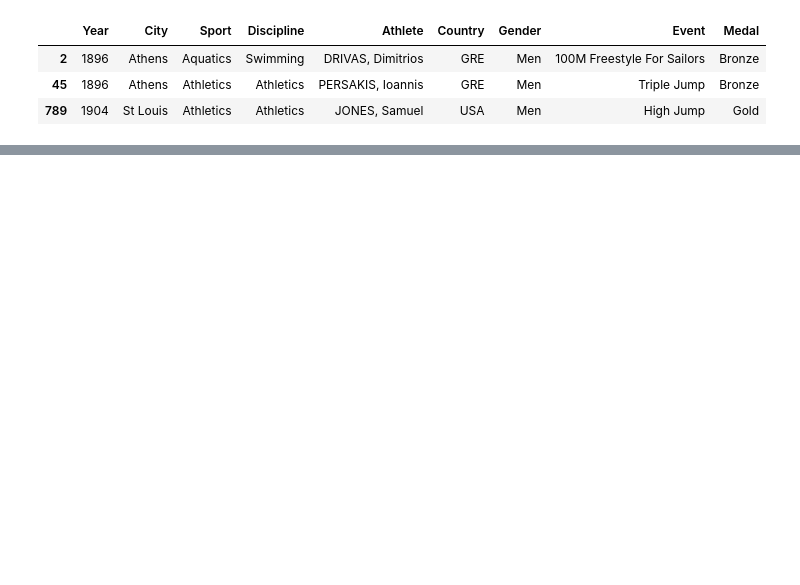
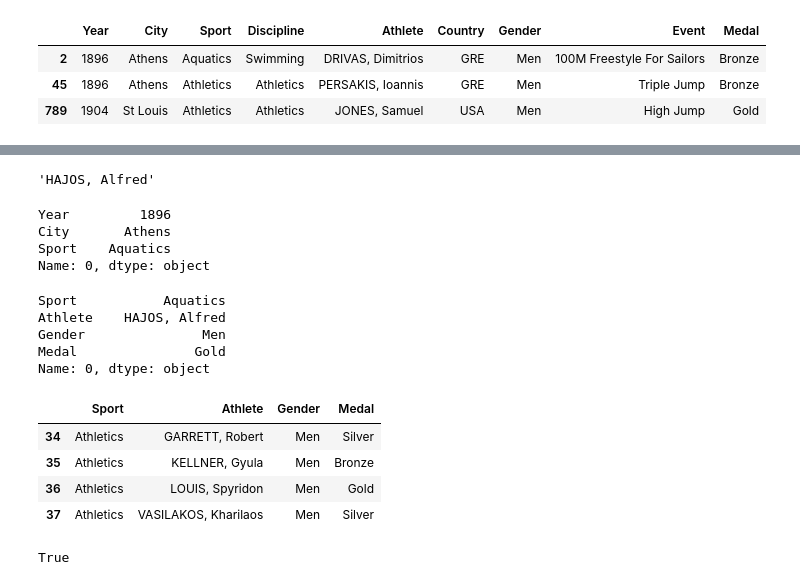
Before and after one commit to satenderlamba/Data-Science-with-Pandas, a Jupyter notebook: 1. Building Blocks/Pandas Basics (DataFrame Basics I)/Dataframe Basics 1.ipynb, the cells around one changed output, grey strips where cells are left out. Drawn from its saved outputs; the diff is of its cells as text; code cells hidden in the pictures; blank space fills up the shorter version.

Commit message:
Slicing rows and columns

```diff
--- a/1. Building Blocks/Pandas Basics (DataFrame Basics I)/Dataframe Basics 1.ipynb
+++ b/1. Building Blocks/Pandas Basics (DataFrame Basics I)/Dataframe Basics 1.ipynb
@@ -483,0 +488,2 @@ summer.iloc[[2, 45, 789]] #passing a list of row indexes
+# %%
+summer = pd.read_csv("summer.csv")
@@ -483,0 +499,31 @@ summer.iloc[[2, 45, 789]] #passing a list of row indexes
+# %%
+summer.iloc[0, 4]  #slicing rows + columns at the same time to get an element
+# %% [output]
+'HAJOS, Alfred'
+# %%
+summer.iloc[0, 0:3]  #row 1 with first 3 columns
+# %% [output]
+Year         1896
+City       Athens
+Sport    Aquatics
+Name: 0, dtype: object
+# %%
+summer.iloc[0, [2,4,6,8]] #selecting specific columns in 1st row
+# %% [output]
+Sport           Aquatics
+Athlete    HAJOS, Alfred
+Gender               Men
+Medal               Gold
+Name: 0, dtype: object
+# %%
+summer.iloc[34:38, [2,4,6,8]]
+# %% [output]
+|  | Sport | Athlete | Gender | Medal |
+| 34 | Athletics | GARRETT, Robert | Men | Silver |
+| 35 | Athletics | KELLNER, Gyula | Men | Bronze |
+| 36 | Athletics | LOUIS, Spyridon | Men | Gold |
+| 37 | Athletics | VASILAKOS, Kharilaos | Men | Silver |
+# %%
+summer.iloc[:, 4].equals(summer.Athlete)  #selecting a whole column
+# %% [output]
+True
```
Also changed, not shown: parts of 3 cells of this notebook.
